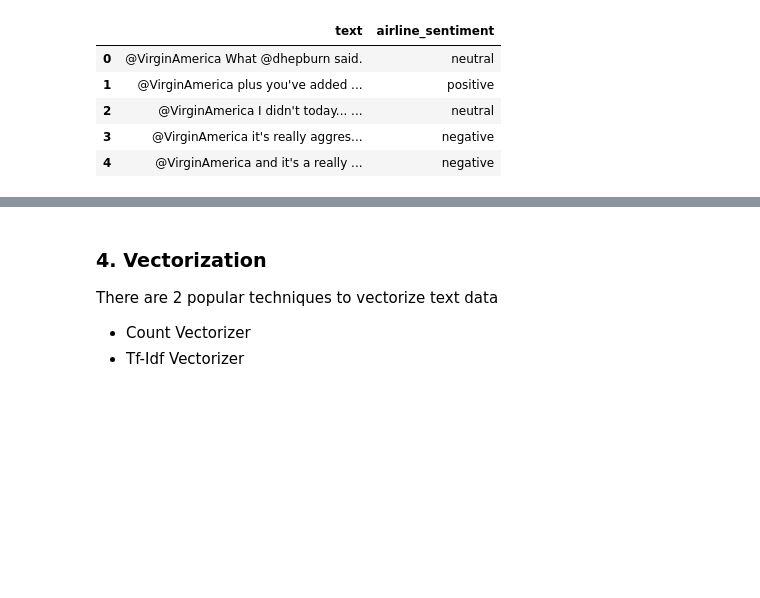
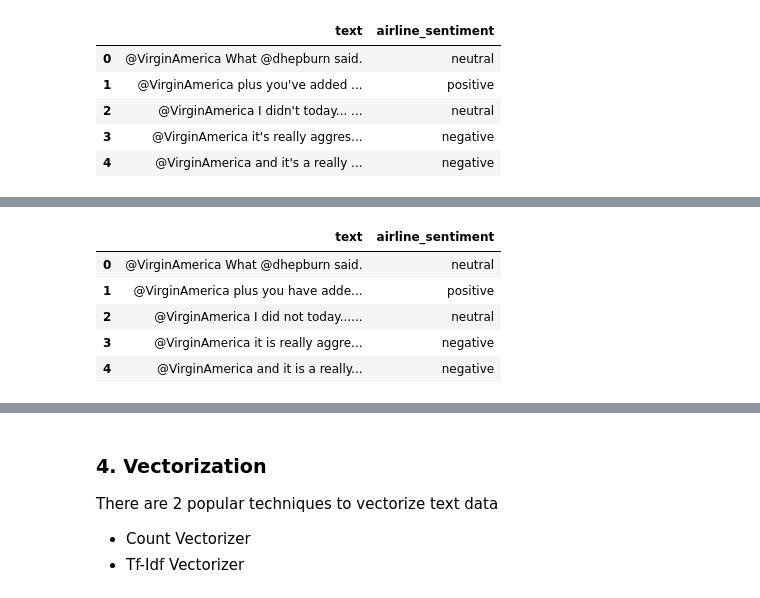
Before and after one commit to nguyenmaukhoa/Introduction-to-NLP, a Jupyter notebook: Project - Twitter US Airline Sentiment.ipynb, the cells around one changed output, grey strips where cells are left out. Drawn from its saved outputs; the diff is of its cells as text; code cells hidden in the pictures; blank space fills up the shorter version.

```diff
--- a/Project - Twitter US Airline Sentiment.ipynb
+++ b/Project - Twitter US Airline Sentiment.ipynb
@@ -89,0 +133,14 @@ data['text'] = data
+# %%
+# Replace contractions
+def replace_contractions(text):
+  return contractions.fix(text)
+
+data['text'] = data['text'].apply(lambda x: replace_contractions(x))
+data.head()
+# %% [output]
+|  | text | airline_sentiment |
+| 0 | @VirginAmerica What @dhepburn said. | neutral |
+| 1 | @VirginAmerica plus you have adde... | positive |
+| 2 | @VirginAmerica I did not today...... | neutral |
+| 3 | @VirginAmerica it is really aggre... | negative |
+| 4 | @VirginAmerica and it is a really... | negative |
```
Also changed, not shown: parts of 18 cells of this notebook.
